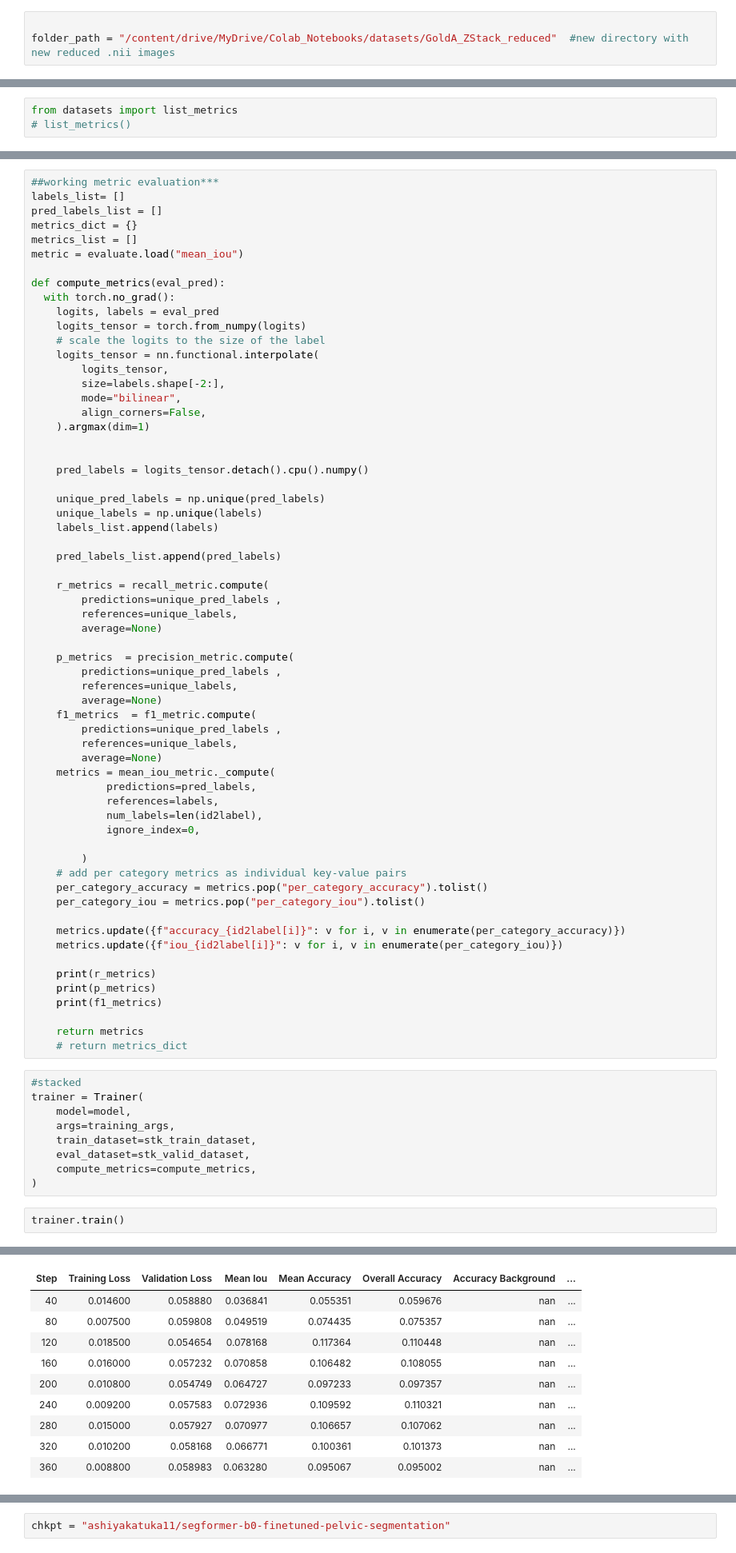
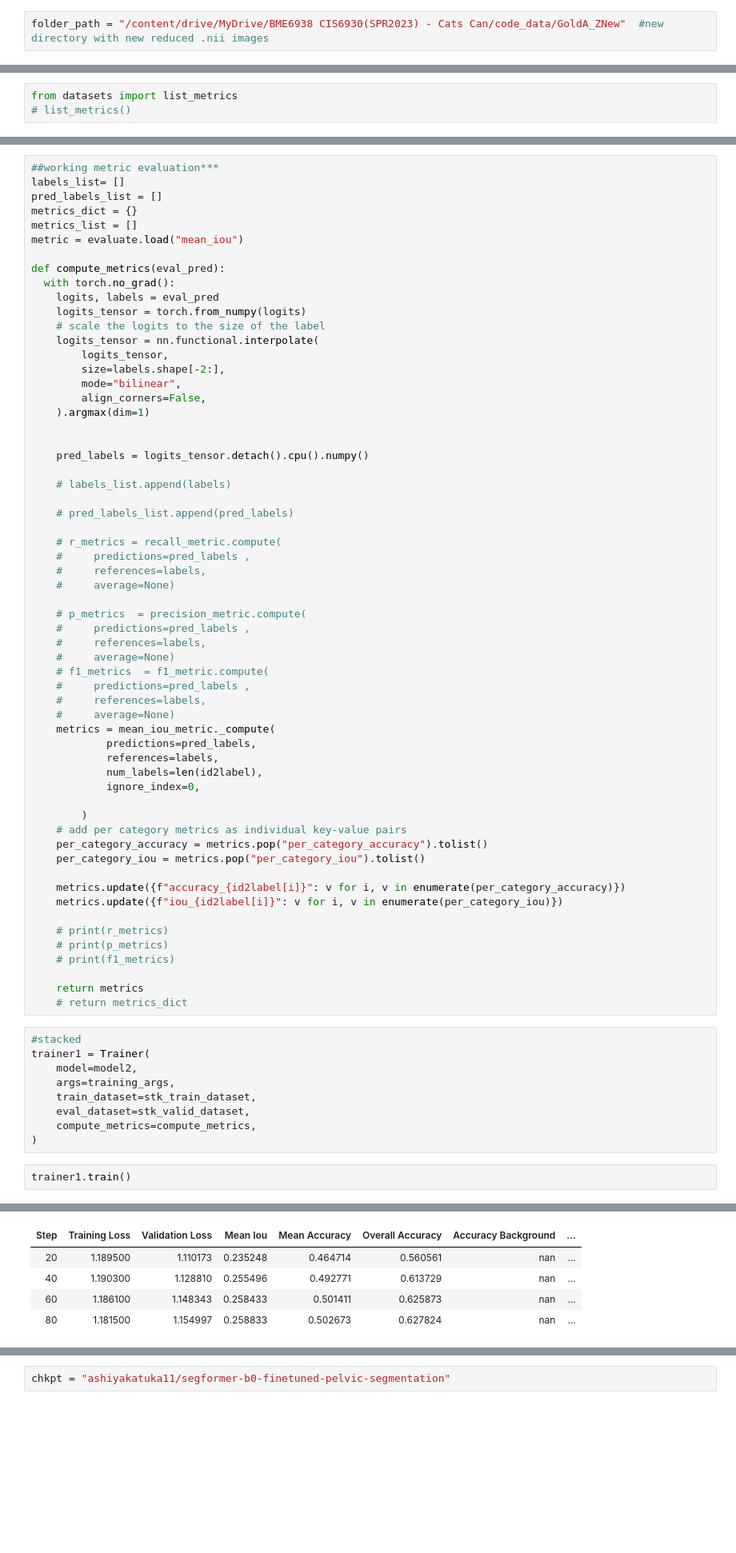
Before and after one commit to BME6938-SPR2023/final_project, a Jupyter notebook: PelvicSegmentation.ipynb, the cells around one changed output, grey strips where cells are left out. Shown at 80% size. Cells and saved outputs as stored; diff of their text form; blank space fills up the shorter version.

```diff
--- a/PelvicSegmentation.ipynb
+++ b/PelvicSegmentation.ipynb
@@ -304,8 +306,7 @@ Mounted at /content/drive
 # %%
 # folder_path = "/content/drive/MyDrive/Colab_Notebooks/datasets/GoldA_ZStack2" #new directory with new .png images
 # %%
-
-folder_path = "/content/drive/MyDrive/Colab_Notebooks/datasets/GoldA_ZStack_reduced"  #new directory with new reduced .nii images
+folder_path = "/content/drive/MyDrive/BME6938 CIS6930(SPR2023) - Cats Can/code_data/GoldA_ZNew"  #new directory with new reduced .nii images
 # %% [markdown]
 ### check labels
 # %%
@@ -754,25 +942,23 @@ def compute_metrics(eval_pred):
 
     pred_labels = logits_tensor.detach().cpu().numpy()
 
-    unique_pred_labels = np.unique(pred_labels)
-    unique_labels = np.unique(labels)
-    labels_list.append(labels)
+    # labels_list.append(labels)
 
-    pred_labels_list.append(pred_labels)
+    # pred_labels_list.append(pred_labels)
 
-    r_metrics = recall_metric.compute(
-        predictions=unique_pred_labels ,
-        references=unique_labels,
-        average=None)
+    # r_metrics = recall_metric.compute(
+    #     predictions=pred_labels ,
+    #     references=labels,
+    #     average=None)
 
-    p_metrics  = precision_metric.compute(
-        predictions=unique_pred_labels ,
-        references=unique_labels,
-        average=None)
-    f1_metrics  = f1_metric.compute(
-        predictions=unique_pred_labels ,
-        references=unique_labels,
-        average=None)
+    # p_metrics  = precision_metric.compute(
+    #     predictions=pred_labels ,
+    #     references=labels,
+    #     average=None)
+    # f1_metrics  = f1_metric.compute(
+    #     predictions=pred_labels ,
+    #     references=labels,
+    #     average=None)
     metrics = mean_iou_metric._compute(
             predictions=pred_labels,
             references=labels,
@@ -787,21 +973,21 @@ def compute_metrics(eval_pred):
     metrics.update({f"accuracy_{id2label[i]}": v for i, v in enumerate(per_category_accuracy)})
     metrics.update({f"iou_{id2label[i]}": v for i, v in enumerate(per_category_iou)})
 
-    print(r_metrics)
-    print(p_metrics)
-    print(f1_metrics)
+    # print(r_metrics)
+    # print(p_metrics)
+    # print(f1_metrics)
 
     return metrics
     # return metrics_dict
 # %%
 #stacked
-trainer = Trainer(
-    model=model,
+trainer1 = Trainer(
+    model=model2,
     args=training_args,
     train_dataset=stk_train_dataset,
     eval_dataset=stk_valid_dataset,
     compute_metrics=compute_metrics,
 )
 # %%
-trainer.train()
+trainer1.train()
 # %% [output]
@@ -809,10 +995,5 @@ trainer.train()
 | Step | Training Loss | Validation Loss | Mean Iou | Mean Accuracy | Overall Accuracy | Accuracy Background | ... |
-| 40 | 0.014600 | 0.058880 | 0.036841 | 0.055351 | 0.059676 | nan | ... |
-| 80 | 0.007500 | 0.059808 | 0.049519 | 0.074435 | 0.075357 | nan | ... |
-| 120 | 0.018500 | 0.054654 | 0.078168 | 0.117364 | 0.110448 | nan | ... |
-| 160 | 0.016000 | 0.057232 | 0.070858 | 0.106482 | 0.108055 | nan | ... |
-| 200 | 0.010800 | 0.054749 | 0.064727 | 0.097233 | 0.097357 | nan | ... |
-| 240 | 0.009200 | 0.057583 | 0.072936 | 0.109592 | 0.110321 | nan | ... |
-| 280 | 0.015000 | 0.057927 | 0.070977 | 0.106657 | 0.107062 | nan | ... |
-| 320 | 0.010200 | 0.058168 | 0.066771 | 0.100361 | 0.101373 | nan | ... |
-| 360 | 0.008800 | 0.058983 | 0.063280 | 0.095067 | 0.095002 | nan | ... |
+| 20 | 1.189500 | 1.110173 | 0.235248 | 0.464714 | 0.560561 | nan | ... |
+| 40 | 1.190300 | 1.128810 | 0.255496 | 0.492771 | 0.613729 | nan | ... |
+| 60 | 1.186100 | 1.148343 | 0.258433 | 0.501411 | 0.625873 | nan | ... |
+| 80 | 1.181500 | 1.154997 | 0.258833 | 0.502673 | 0.627824 | nan | ... |
```
Also changed, not shown: parts of 54 cells of this notebook.
